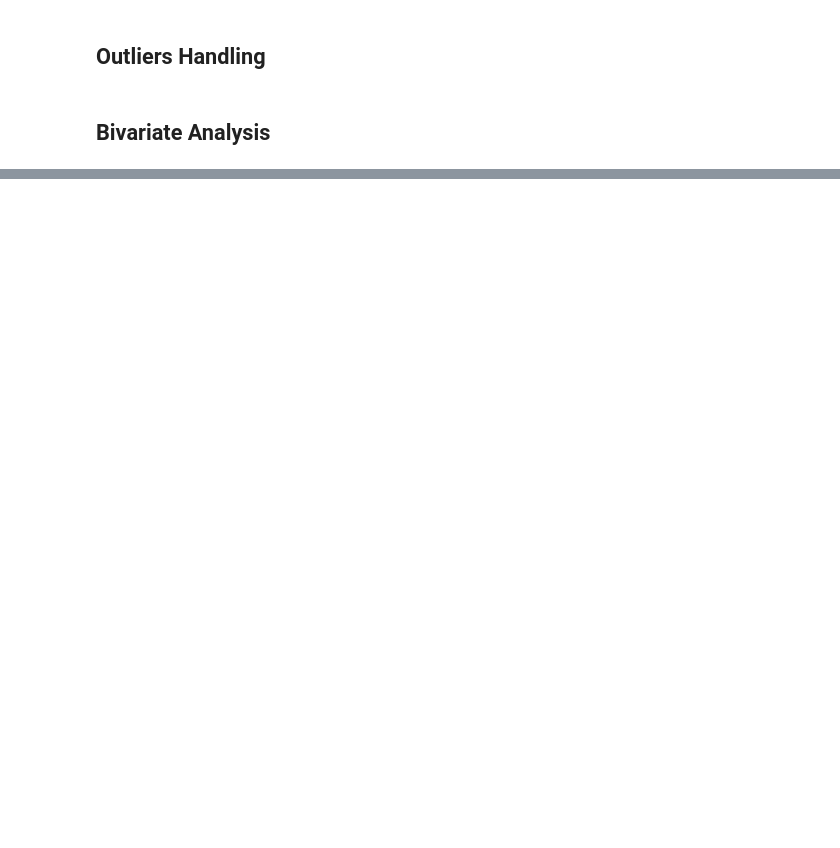
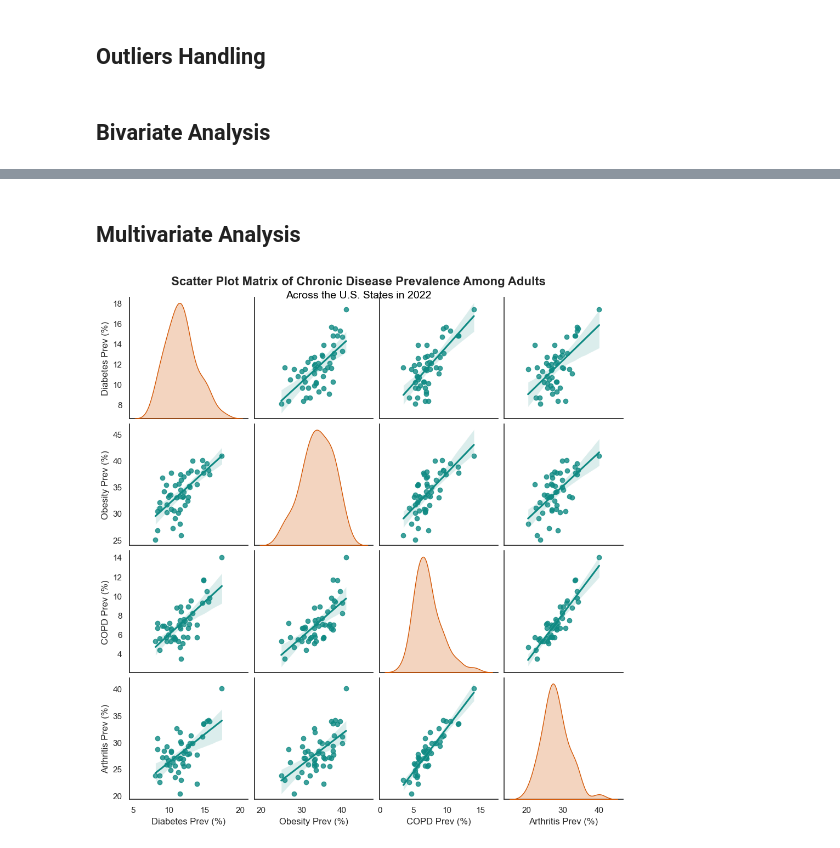
Before and after one commit to duhoang920/siads_593_milestone_1, a Jupyter notebook: mf_main.ipynb, the cells around one changed output, grey strips where cells are left out. Cells and saved outputs as stored; diff of their text form; code cells hidden in the pictures; blank space fills up the shorter version.

```diff
--- a/mf_main.ipynb
+++ b/mf_main.ipynb
@@ -252,0 +239,9 @@ create_corrplot(df, corr_cols, "spearman")
+# %% [markdown]
+## **Multivariate Analysis**
+# %%
+# Call function to create SPLOM for the chronic diseases that showed the most correlation
+column_list = ["Diabetes Prev (%)", "Obesity Prev (%)", "COPD Prev (%)", "Arthritis Prev (%)"]
+
+create_splom(df, column_list)
+# %% [output]
+[figure, added]
```
Also changed, not shown: parts of 19 cells of this notebook, 1 other file.
